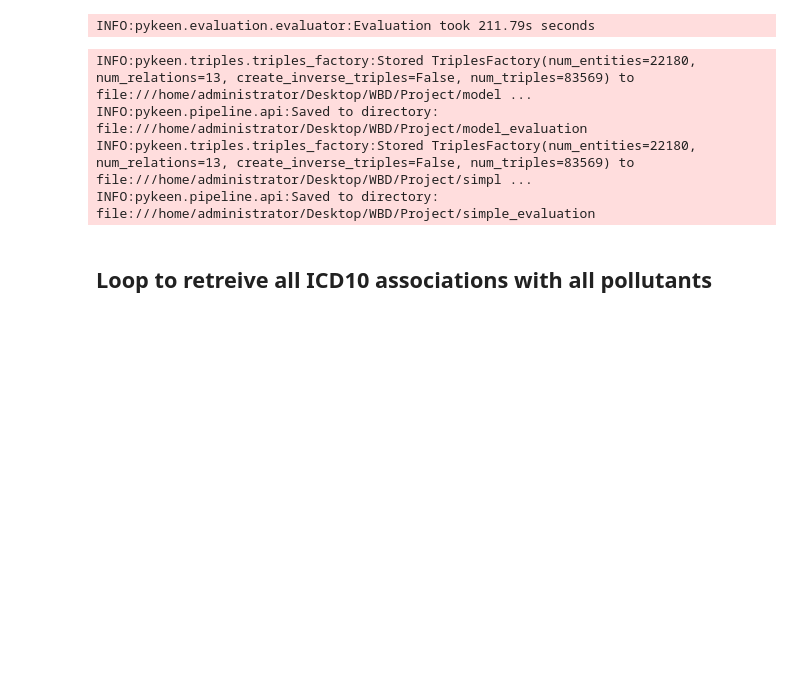
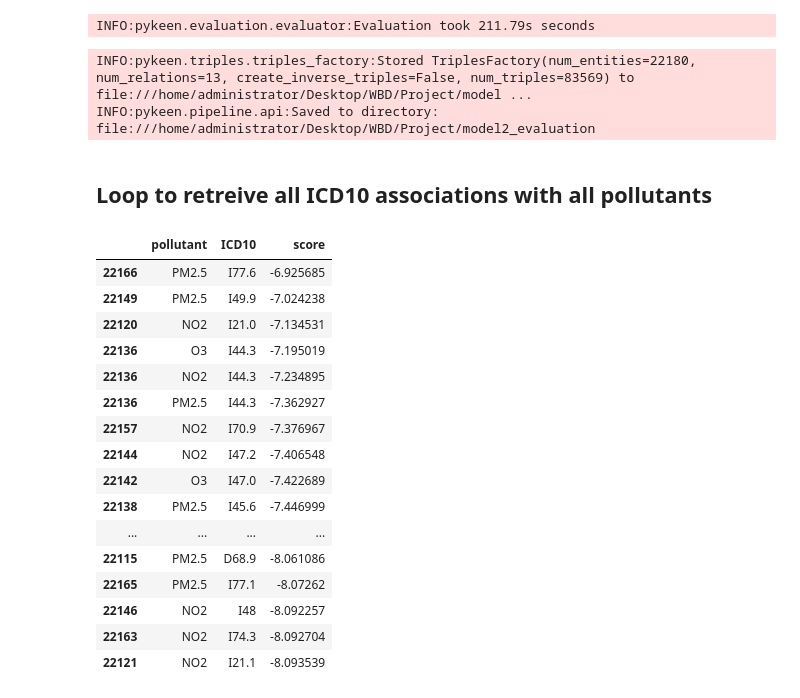
Before and after one commit to arthurhughes27/WBD-project, a Jupyter notebook: transE pipeline.ipynb, the cells around one changed output. Cells and saved outputs as stored; diff of their text form; code cells hidden in the pictures; blank space fills up the shorter version.

Commit message:
updated pykeen

```diff
--- a/transE pipeline.ipynb
+++ b/transE pipeline.ipynb
@@ -37,0 +53,10 @@ INFO:pykeen.evaluation.evaluator:Evaluation took 106.14s seconds
+# %%
+model2 = pipeline( #simple model
+    training=training,
+    testing=testing,
+    model='TransE',
+    epochs=50,
+    lr_scheduler_kwargs=dict(gamma=2,),
+    model_kwargs=dict(scoring_fct_norm=2,),
+    optimizer_kwargs=dict(lr=0.01,),
+    training_kwargs=dict(num_workers=10,),)
@@ -60,22 +92,24 @@ INFO:pykeen.evaluation.evaluator:Currently automatic memory optimization only su
 INFO:pykeen.evaluation.evaluator:No evaluation batch_size provided. Setting batch_size to '32'.
 INFO:pykeen.evaluation.evaluator:Evaluation took 211.79s seconds
 # %%
-result.save_to_directory('model_evaluation')
-simple.save_to_directory('simple_evaluation')
+#result.save_to_directory('model_evaluation')
+#simple.save_to_directory('simple_evaluation')
+model2.save_to_directory('model2_evaluation')
 # %% [output]
 INFO:pykeen.triples.triples_factory:Stored TriplesFactory(num_entities=22180, num_relations=13, create_inverse_triples=False, num_triples=83569) to file:///home/administrator/Desktop/WBD/Project/model ...
-INFO:pykeen.pipeline.api:Saved to directory: file:///home/administrator/Desktop/WBD/Project/model_evaluation
-INFO:pykeen.triples.triples_factory:Stored TriplesFactory(num_entities=22180, num_relations=13, create_inverse_triples=False, num_triples=83569) to file:///home/administrator/Desktop/WBD/Project/simpl ...
-INFO:pykeen.pipeline.api:Saved to directory: file:///home/administrator/Desktop/WBD/Project/simple_evaluation
+INFO:pykeen.pipeline.api:Saved to directory: file:///home/administrator/Desktop/WBD/Project/model2_evaluation
+# %%
+model=model2.model
+triples_factory=model2.training
 # %% [markdown]
 ## Loop to retreive all ICD10 associations with all pollutants
 # %%
 associations={'pollutant': [None],'ICD10': [None],'score':[None]}
 associations=pd.DataFrame(data=associations)
 df_fin=pd.DataFrame(data=associations)
-pollutant_list=['NO2','O3','PM2.5','NOx','PM0.1','NO']
+pollutant_list=['NO2','O3','PM2.5','NOx','NO']
 for element in pollutant_list:
-    tail_pred =get_tail_prediction_df(model=simple.model, triples_factory=result.training,
+    tail_pred =get_tail_prediction_df(model=model, triples_factory=triples_factory,
                                       head_label='http://AMQ/'+element,
                                       relation_label='http://AMQ/ICD10_code')
     tail_pred=pd.DataFrame(tail_pred)
@@ -85,4 +119,25 @@ for element in pollutant_list:
             associations.loc[i,'ICD10']=tail_pred.loc[i,'tail_label'].replace("http://purl.bioontology.org/ontology/ICD10/","")
             associations.loc[i,'score']=tail_pred.loc[i,'score']
     df_fin=df_fin.append(associations)
+# %%
+test=df_fin.sort_values(by='score',ascending=False).drop_duplicates().head(50)
+test
+# %% [output]
+|  | pollutant | ICD10 | score |
+| 22166 | PM2.5 | I77.6 | -6.925685 |
+| 22149 | PM2.5 | I49.9 | -7.024238 |
+| 22120 | NO2 | I21.0 | -7.134531 |
+| 22136 | O3 | I44.3 | -7.195019 |
+| 22136 | NO2 | I44.3 | -7.234895 |
+| 22136 | PM2.5 | I44.3 | -7.362927 |
+| 22157 | NO2 | I70.9 | -7.376967 |
+| 22144 | NO2 | I47.2 | -7.406548 |
+| 22142 | O3 | I47.0 | -7.422689 |
+| 22138 | PM2.5 | I45.6 | -7.446999 |
+| ... | ... | ... | ... |
+| 22115 | PM2.5 | D68.9 | -8.061086 |
+| 22165 | PM2.5 | I77.1 | -8.07262 |
+| 22146 | NO2 | I48 | -8.092257 |
+| 22163 | NO2 | I74.3 | -8.092704 |
+| 22121 | NO2 | I21.1 | -8.093539 |
 # %%
```
Also changed, not shown: parts of 6 cells of this notebook.
